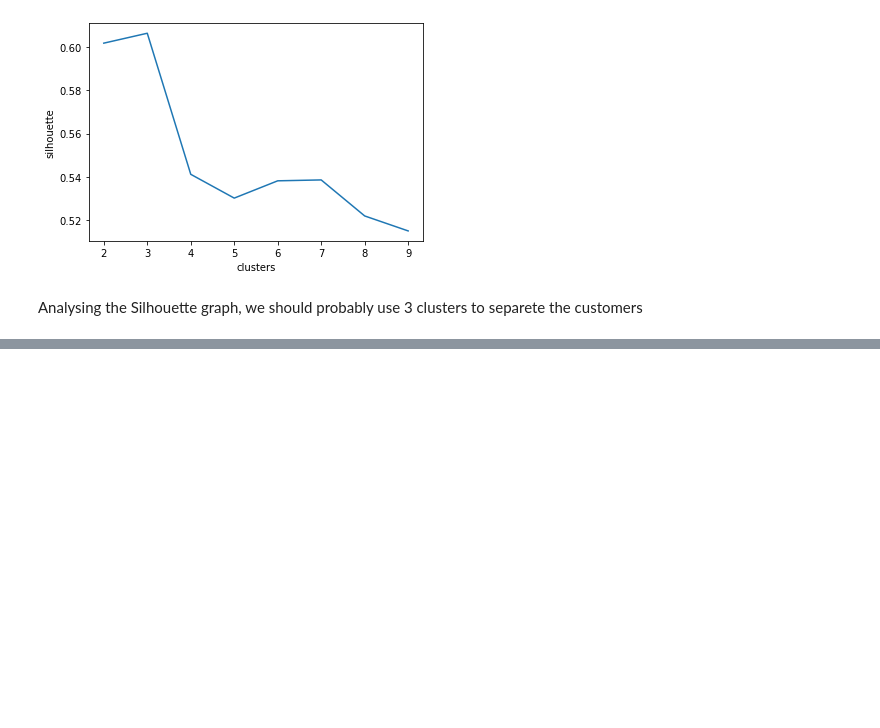
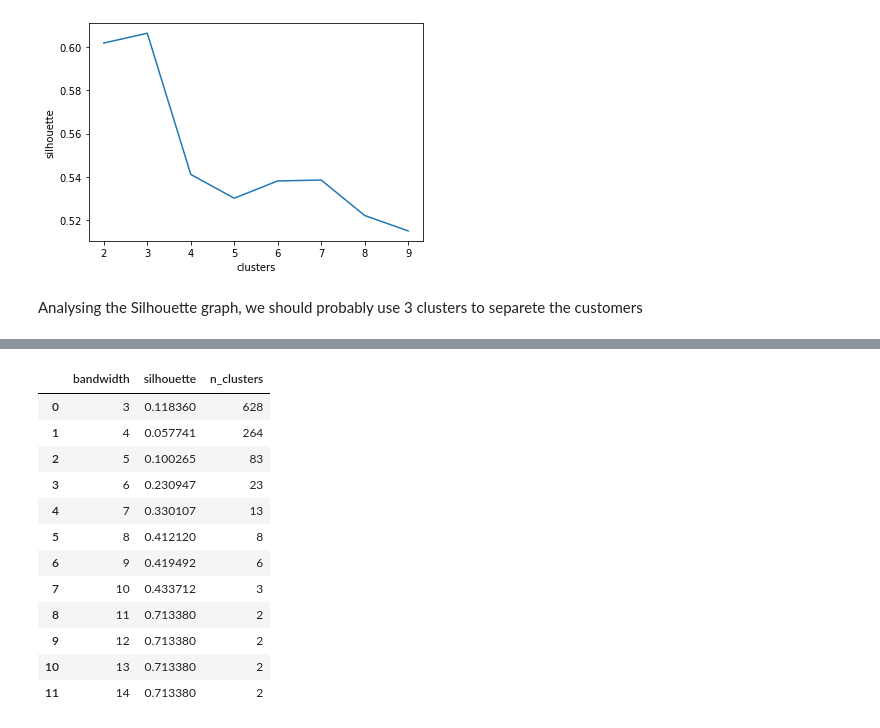
Before and after one commit to ViniciusSimm/customer-clustering, a Jupyter notebook: data_exploring.ipynb, the cells around one changed output, grey strips where cells are left out. Saved outputs shown, nothing was run; the diff lists cells and outputs as text; code cells hidden in the pictures; blank space fills up the shorter version.

```diff
--- a/data_exploring.ipynb
+++ b/data_exploring.ipynb
@@ -298,0 +319,15 @@ array([-1, -1, -1, ..., -1, -1, -1], dtype=int64)
+# %%
+from sklearn.cluster import MeanShift
+def train_meanshift(data,bandwidth):
+    meanshift = MeanShift(bandwidth=bandwidth)
+    meanshift.fit(data)
+    silhouette = silhouette_score(data,meanshift.labels_)
+    print(silhouette)
+    return silhouette,len(set(meanshift.labels_))
+# %%
+register = []
+
+for bandwidth in range(3,15):
+    silhouette,n_clusters = train_meanshift(dataset_scaled,bandwidth)
+
+    register.append((bandwidth,silhouette,n_clusters))
@@ -298,0 +347,16 @@ array([-1, -1, -1, ..., -1, -1, -1], dtype=int64)
+# %%
+pd.DataFrame(register,columns=['bandwidth','silhouette','n_clusters'])
+# %% [output]
+|  | bandwidth | silhouette | n_clusters |
+| 0 | 3 | 0.118360 | 628 |
+| 1 | 4 | 0.057741 | 264 |
+| 2 | 5 | 0.100265 | 83 |
+| 3 | 6 | 0.230947 | 23 |
+| 4 | 7 | 0.330107 | 13 |
+| 5 | 8 | 0.412120 | 8 |
+| 6 | 9 | 0.419492 | 6 |
+| 7 | 10 | 0.433712 | 3 |
+| 8 | 11 | 0.713380 | 2 |
+| 9 | 12 | 0.713380 | 2 |
+| 10 | 13 | 0.713380 | 2 |
+| 11 | 14 | 0.713380 | 2 |
```
Also changed, not shown: parts of 17 cells of this notebook.
